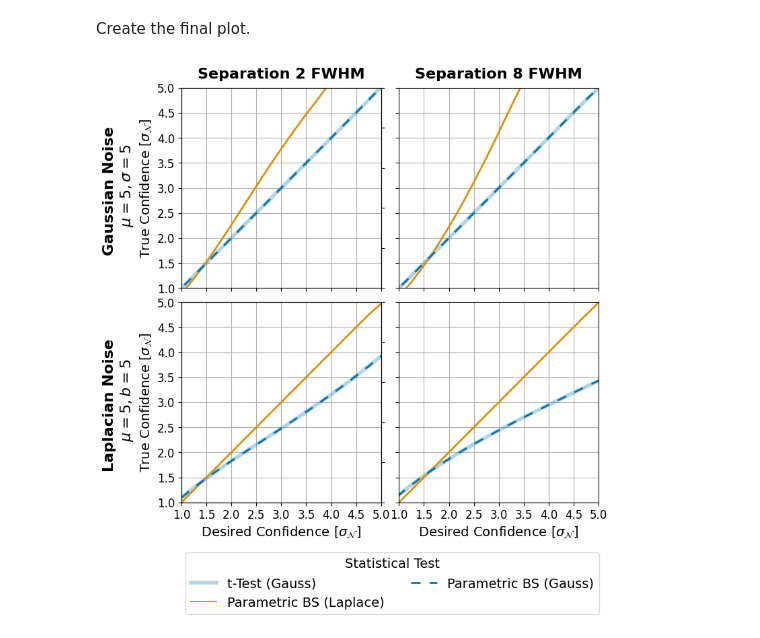
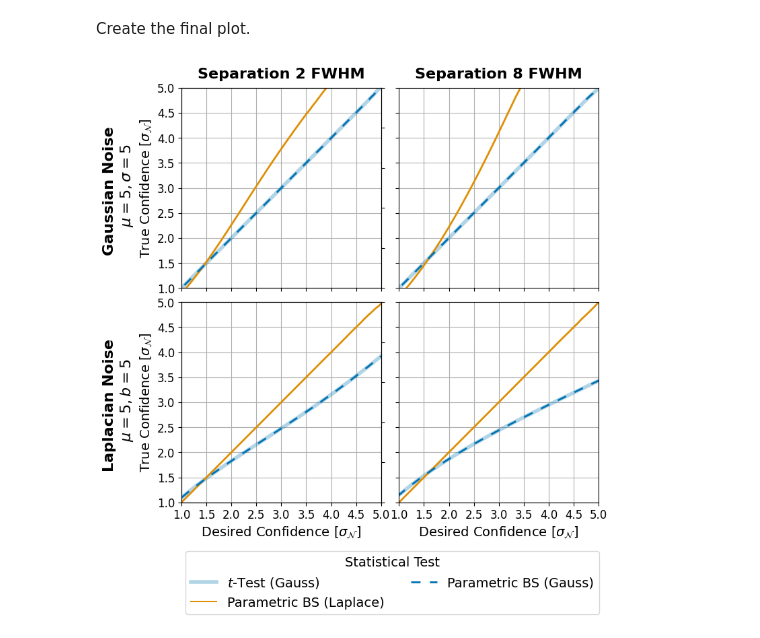
Before and after one commit to markusbonse/applefy, a Jupyter notebook: docs/source/04_apples_with_apples/paper_experiments/07_Monte_Carlo_Simulations_PB_Laplace.ipynb, the cells around one changed output. Cells and saved outputs as stored; diff of their text form; code cells hidden in the pictures.

```diff
--- a/docs/source/04_apples_with_apples/paper_experiments/07_Monte_Carlo_Simulations_PB_Laplace.ipynb
+++ b/docs/source/04_apples_with_apples/paper_experiments/07_Monte_Carlo_Simulations_PB_Laplace.ipynb
@@ -382,32 +382,32 @@ ax_inner_sigma_g.tick_params(
 ax_inner_sigma_l.tick_params(
     axis='both', which='major', labelsize=12)
 
 # 4.) Legend
 handles, labels = ax_outer_sigma_l.get_legend_handles_labels()
 
 # For some reason the handles overwite the style and alpha
 handles[0].set_alpha(0.3)
 handles[0].set_lw(4)
 handles[2].set_linestyle((0, (5, 5)))
 handles[2].set_lw(2)
 
 handles1 = [handles[0], handles[1], handles[2]]
-labels1 = ['t-Test (Gauss)',
+labels1 = ['$t$-Test (Gauss)',
            'Parametric BS (Laplace)',
            'Parametric BS (Gauss)',]
 
 leg1 = fig.legend(handles1, labels1,
                   bbox_to_anchor=(0.12, -0.11),
                   fontsize=14,
                   title="Statistical Test",
                   loc='lower left', ncol=2)
 
 plt.setp(leg1.get_title(), fontsize=14)
 
 # 5.) Save the plot
 fig.patch.set_facecolor('white')
 plt.savefig("./07_Monte_Carlo_Parametric_BS.pdf",
             bbox_extra_artists=(leg1,),
             bbox_inches='tight')
 # %% [output]
-[figure, old version]
+[figure, new version]
```
Also changed, not shown: parts of 2 cells of this notebook, 6 other files.
